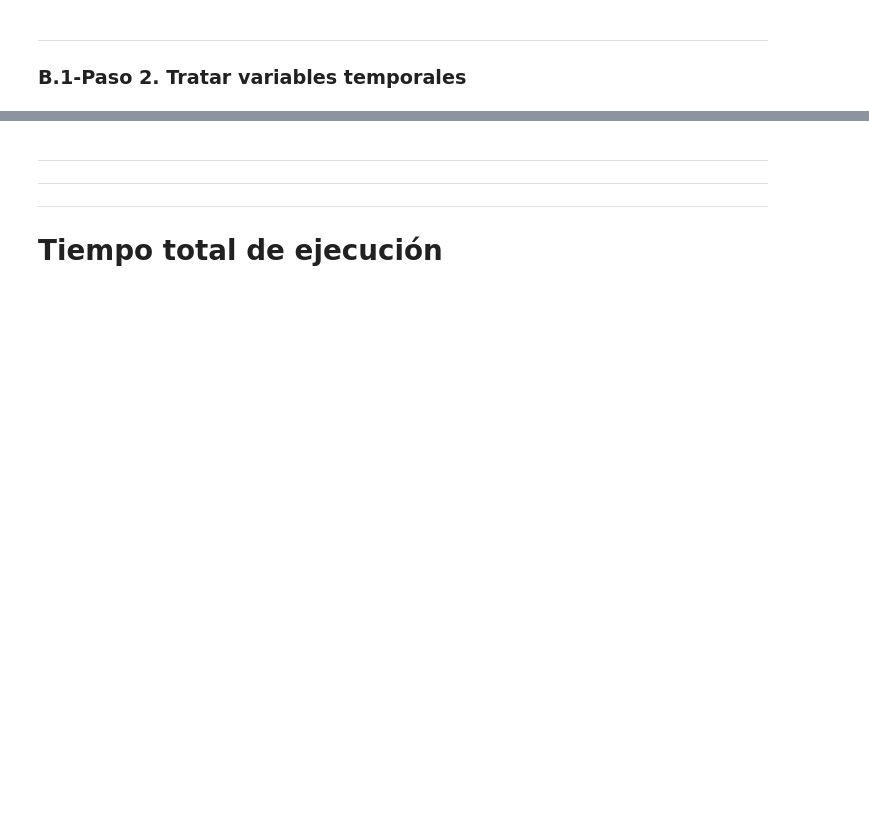
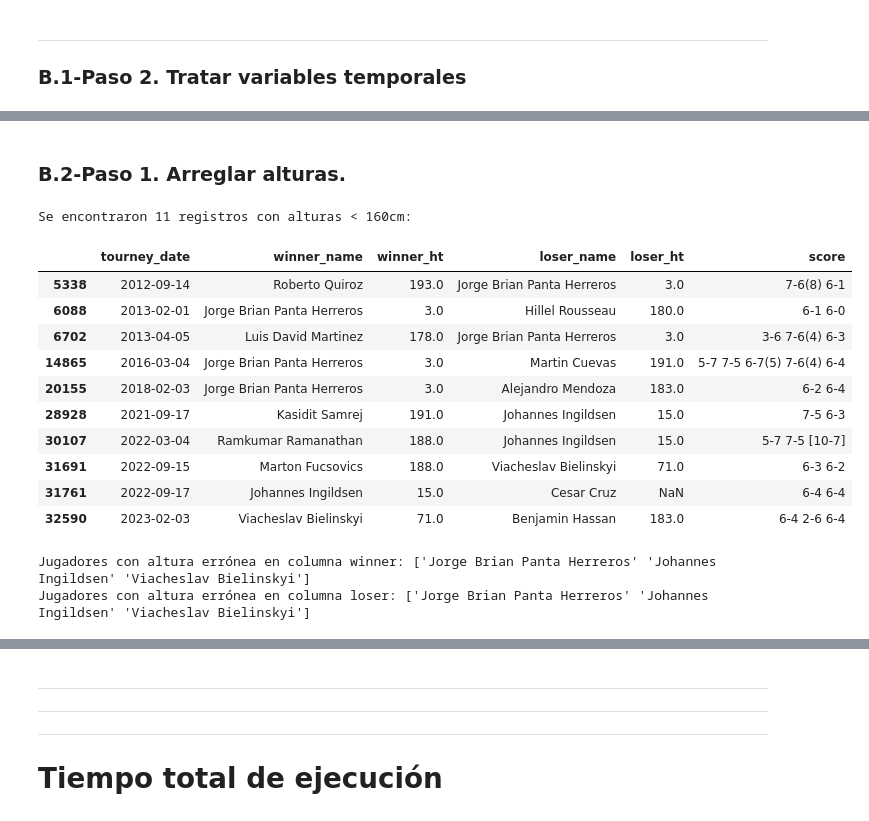
Before and after one commit to Sterrysx/Tennis-ML-APA, a Jupyter notebook: notebooks/01_preprocesado.ipynb, the cells around one changed output, grey strips where cells are left out. Saved outputs shown, nothing was run; the diff lists cells and outputs as text; code cells hidden in the pictures; blank space fills up the shorter version.

```diff
--- a/notebooks/01_preprocesado.ipynb
+++ b/notebooks/01_preprocesado.ipynb
@@ -259,0 +319,41 @@ Lo sospechoso (contiene letras):
+# %% [markdown]
+### B.2-Paso 1. Arreglar alturas.
+# %%
+# Definimos el umbral de corte (160 cm es muy bajito para ATP)
+umbral_altura = 160
+
+# 1. Filtramos las filas donde el ganador O el perdedor miden menos de eso
+# Nota: Pandas ignora automáticamente los NaNs en esta comparación (<), así que solo nos dará los números reales bajos.
+mask_bajos = (tennis['winner_ht'] < umbral_altura) | (tennis['loser_ht'] < umbral_altura)
+
+# 2. Seleccionamos solo las columnas relevantes para ver nombres y alturas
+cols_interes = ['tourney_date', 'winner_name', 'winner_ht', 'loser_name', 'loser_ht', 'score']
+
+# 3. Mostramos los resultados
+sospechosos = tennis.loc[mask_bajos, cols_interes]
+
+print(f"Se encontraron {len(sospechosos)} registros con alturas < {umbral_altura}cm:")
+display(sospechosos.head(10)) # Muestra los primeros 10
+
+# 4. Ver nombres únicos de los jugadores con alturas erróneas
+# Esto es útil para ver si es un error sistemático con un jugador concreto
+nombres_w = tennis.loc[tennis['winner_ht'] < umbral_altura, 'winner_name'].unique()
+nombres_l = tennis.loc[tennis['loser_ht'] < umbral_altura, 'loser_name'].unique()
+
+print("\nJugadores con altura errónea en columna winner:", nombres_w)
+print("Jugadores con altura errónea en columna loser:", nombres_l)
+# %% [output]
+Se encontraron 11 registros con alturas < 160cm:
+|  | tourney_date | winner_name | winner_ht | loser_name | loser_ht | score |
+| 5338 | 2012-09-14 | Roberto Quiroz | 193.0 | Jorge Brian Panta Herreros | 3.0 | 7-6(8) 6-1 |
+| 6088 | 2013-02-01 | Jorge Brian Panta Herreros | 3.0 | Hillel Rousseau | 180.0 | 6-1 6-0 |
+| 6702 | 2013-04-05 | Luis David Martinez | 178.0 | Jorge Brian Panta Herreros | 3.0 | 3-6 7-6(4) 6-3 |
+| 14865 | 2016-03-04 | Jorge Brian Panta Herreros | 3.0 | Martin Cuevas | 191.0 | 5-7 7-5 6-7(5) 7-6(4) 6-4 |
+| 20155 | 2018-02-03 | Jorge Brian Panta Herreros | 3.0 | Alejandro Mendoza | 183.0 | 6-2 6-4 |
+| 28928 | 2021-09-17 | Kasidit Samrej | 191.0 | Johannes Ingildsen | 15.0 | 7-5 6-3 |
+| 30107 | 2022-03-04 | Ramkumar Ramanathan | 188.0 | Johannes Ingildsen | 15.0 | 5-7 7-5 [10-7] |
+| 31691 | 2022-09-15 | Marton Fucsovics | 188.0 | Viacheslav Bielinskyi | 71.0 | 6-3 6-2 |
+| 31761 | 2022-09-17 | Johannes Ingildsen | 15.0 | Cesar Cruz | NaN | 6-4 6-4 |
+| 32590 | 2023-02-03 | Viacheslav Bielinskyi | 71.0 | Benjamin Hassan | 183.0 | 6-4 2-6 6-4 |
+Jugadores con altura errónea en columna winner: ['Jorge Brian Panta Herreros' 'Johannes Ingildsen' 'Viacheslav Bielinskyi']
+Jugadores con altura errónea en columna loser: ['Jorge Brian Panta Herreros' 'Johannes Ingildsen' 'Viacheslav Bielinskyi']
```
Also changed, not shown: parts of 27 cells of this notebook.
